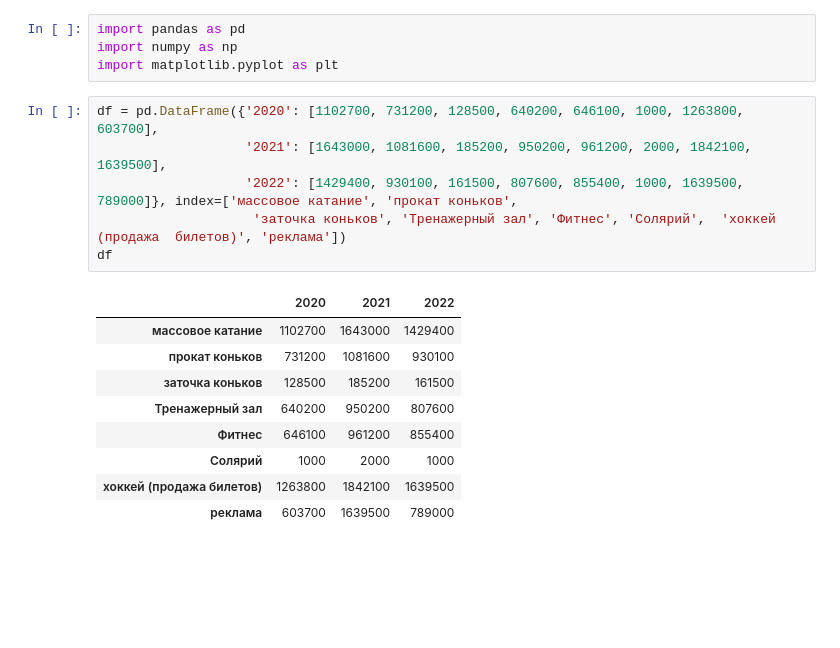
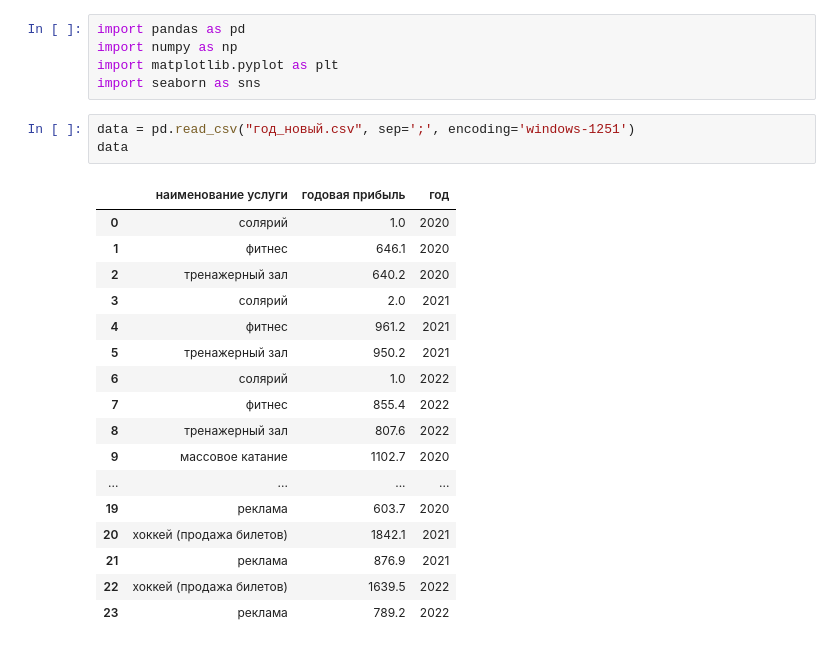
Before and after one commit to AleksandraPetrova97/graduate-project-analyst, a Jupyter notebook: 2 Практическая часть/tabl_5.ipynb, the cells around one changed output. Saved outputs shown, nothing was run; the diff lists cells and outputs as text; blank space fills up the shorter version.

```diff
--- a/2 Практическая часть/tabl_5.ipynb
+++ b/2 Практическая часть/tabl_5.ipynb
@@ -2,19 +2,25 @@
 import pandas as pd
 import numpy as np
 import matplotlib.pyplot as plt
+import seaborn as sns
-# %%
-df = pd.DataFrame({'2020': [1102700, 731200, 128500, 640200, 646100, 1000, 1263800, 603700],
-                   '2021': [1643000, 1081600, 185200, 950200, 961200, 2000, 1842100, 1639500],
-                   '2022': [1429400, 930100, 161500, 807600, 855400, 1000, 1639500, 789000]}, index=['массовое катание', 'прокат коньков',
-                    'заточка коньков', 'Тренажерный зал', 'Фитнес', 'Солярий',  'хоккей (продажа  билетов)', 'реклама'])
-df
-# %% [output]
-|  | 2020 | 2021 | 2022 |
-| массовое катание | 1102700 | 1643000 | 1429400 |
-| прокат коньков | 731200 | 1081600 | 930100 |
-| заточка коньков | 128500 | 185200 | 161500 |
-| Тренажерный зал | 640200 | 950200 | 807600 |
-| Фитнес | 646100 | 961200 | 855400 |
-| Солярий | 1000 | 2000 | 1000 |
-| хоккей (продажа билетов) | 1263800 | 1842100 | 1639500 |
-| реклама | 603700 | 1639500 | 789000 |
+# %%
+data = pd.read_csv("год_новый.csv", sep=';', encoding='windows-1251')
+data
+# %% [output]
+|  | наименование услуги | годовая прибыль | год |
+| 0 | солярий | 1.0 | 2020 |
+| 1 | фитнес | 646.1 | 2020 |
+| 2 | тренажерный зал | 640.2 | 2020 |
+| 3 | солярий | 2.0 | 2021 |
+| 4 | фитнес | 961.2 | 2021 |
+| 5 | тренажерный зал | 950.2 | 2021 |
+| 6 | солярий | 1.0 | 2022 |
+| 7 | фитнес | 855.4 | 2022 |
+| 8 | тренажерный зал | 807.6 | 2022 |
+| 9 | массовое катание | 1102.7 | 2020 |
+| ... | ... | ... | ... |
+| 19 | реклама | 603.7 | 2020 |
+| 20 | хоккей (продажа билетов) | 1842.1 | 2021 |
+| 21 | реклама | 876.9 | 2021 |
+| 22 | хоккей (продажа билетов) | 1639.5 | 2022 |
+| 23 | реклама | 789.2 | 2022 |
```
Also changed, not shown: parts of 5 cells of this notebook, 30 other files.
